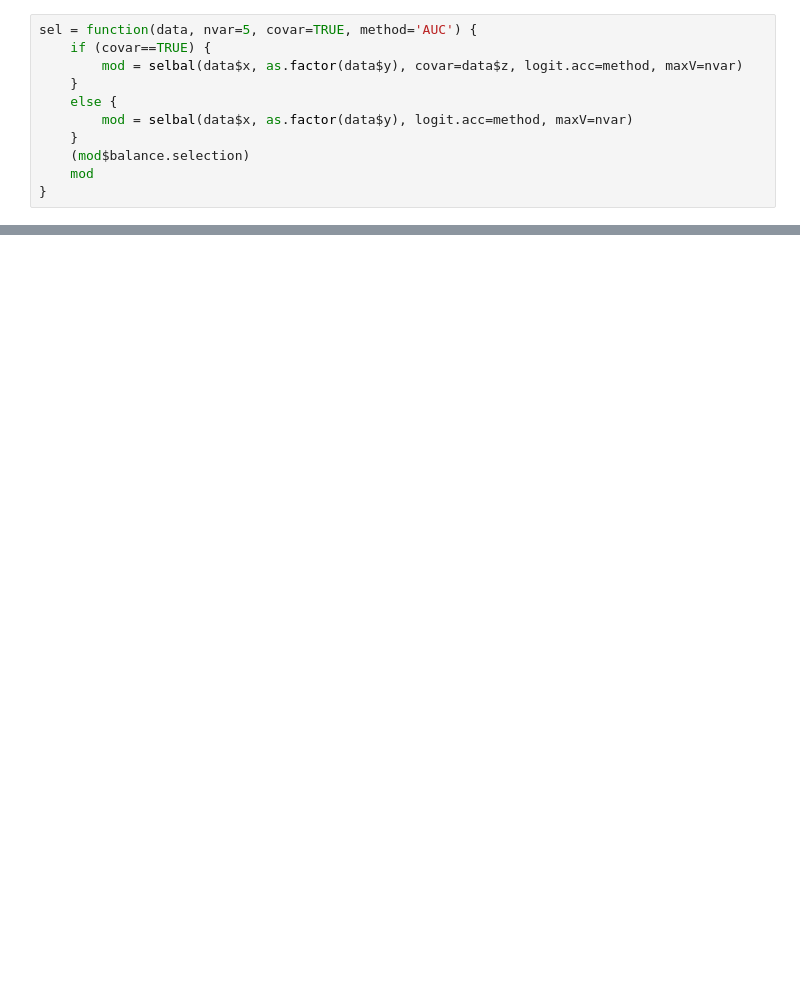
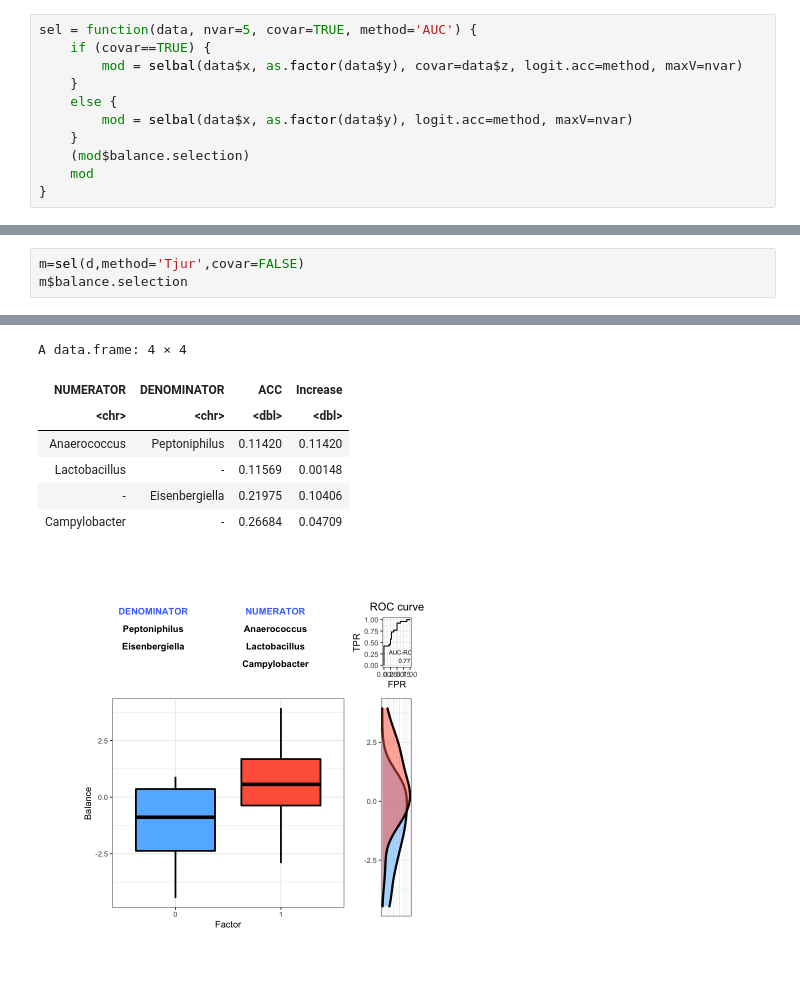
Before and after one commit to tariks/icu-biome, a Jupyter notebook: selbal/balanceR.ipynb, the cells around one changed output, grey strips where cells are left out. Drawn from its saved outputs; the diff is of its cells as text; blank space fills up the shorter version.

```diff
--- a/selbal/balanceR.ipynb
+++ b/selbal/balanceR.ipynb
@@ -63,0 +65,4 @@ A matrix: 51 × 29 of type int
+# %%
+m=sel(d,method='Tjur',covar=FALSE)
+m$balance.selection
+# %% [output]
@@ -63,0 +75,8 @@ A matrix: 51 × 29 of type int
+A data.frame: 4 × 4
+| NUMERATOR | DENOMINATOR | ACC | Increase |
+| <chr> | <chr> | <dbl> | <dbl> |
+| Anaerococcus | Peptoniphilus | 0.11420 | 0.11420 |
+| Lactobacillus | - | 0.11569 | 0.00148 |
+| - | Eisenbergiella | 0.21975 | 0.10406 |
+| Campylobacter | - | 0.26684 | 0.04709 |
+[figure, added]
```
Also changed, not shown: parts of 8 cells of this notebook, 7 other files.
